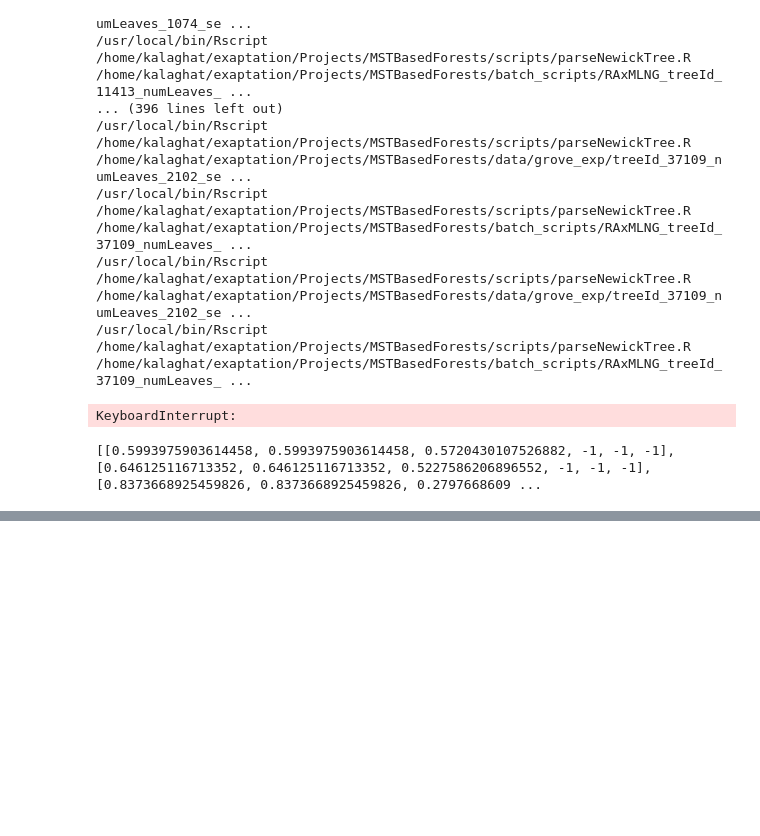
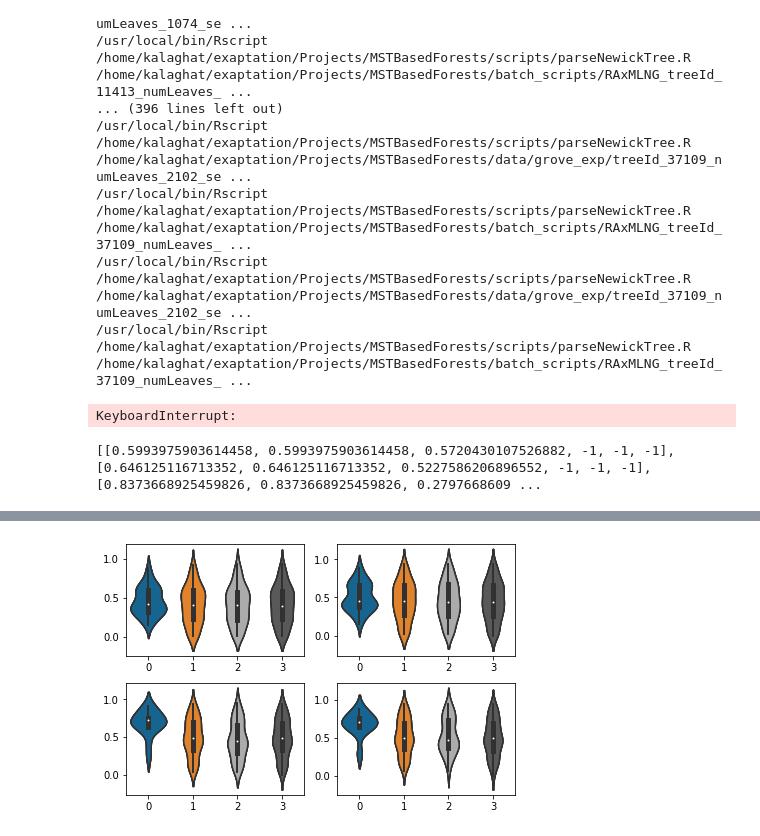
Before and after one commit to prabhavk/mst-backbone-repo, a Jupyter notebook: simulation_results.ipynb, the cells around one changed output, grey strips where cells are left out. Saved outputs shown, nothing was run; the diff lists cells and outputs as text; code cells hidden in the pictures; blank space fills up the shorter version.

Commit message:
renamed notebook

```diff
--- a/scalability.ipynb
+++ b/simulation_results.ipynb
@@ -269,5 +275,5 @@ plt.show()
 # %%
-# Tables of accuracy
+# Store (Precision, Recall, RF) x (Rooted, Unrooted) x (FastTree, MST-backbone, RAxML-NG, IQ-TREE) x (1000, 2000, 5000, 10000)
 
 from metrics import ComputePrecisionRecallAndRFGivenSplits, ComputePrecisionRecallAndRFforNonTrivialClusters, ComputePrecisionRecallAndRFforRootedTrees
 from fileIO import ReadTree
@@ -303,11 +309,13 @@ def Get_accuracy(method,exp_id):
     splits_estimated = RT_estimated.GetAllNonTrivialSplits()
     pr_unrooted, re_unrooted, rf_unrooted = ComputePrecisionRecallAndRFGivenSplits(splits_model, splits_estimated)
     return ([pr_unrooted, re_unrooted, rf_unrooted, pr_rooted, re_rooted, rf_rooted])
+
 method_list = ['fasttree','iqtree','mstbackbone','raxmlng']
 seqlen_list = [1000,2000,5000,10000]
 accuracy_seq_len_method = {}
 num_leaves_seq_len_method = {}
 tree_id_seq_len_method = {}
+run_time_seq_len_method = {}
 for seq_len in seqlen_list:
     accuracy_seq_len_method[seq_len] = {}
     num_leaves_seq_len_method[seq_len] = {}
@@ -316,6 +324,7 @@ for seq_len in seqlen_list:
         accuracy_seq_len_method[seq_len][method] = []
         num_leaves_seq_len_method[seq_len][method] = []
         tree_id_seq_len_method[seq_len][method] = []
+        run_time_seq_len_method[seq_len][method] = []
 
 num_leaves_list = []
 tree_id_num_leaves_scalability_file = open(data_path + "selected_grove_tree_ids_scalability","r")
@@ -378,0 +419,8 @@ for seq_len in seqlen_list:
+# %%
+import pandas as pd
+accuracy_grove = pd.read_csv(results_path + "grove_accuracy")
+accuracy_grove.rename(columns=lambda x: x.strip(),inplace=True)
+# print(accuracy_grove.keys())
+accuracy_seq_len = accuracy_grove[accuracy_grove["seq_len"] == 1000]
+print(accuracy_seq_len[accuracy_seq_len['method'] == 'fasttree']['re_unrooted'])
+# recall_unrooted_seq_len_method[seq_len]
@@ -378,0 +440,56 @@ for seq_len in seqlen_list:
+# %%
+# Plot accuracy
+import matplotlib.pyplot as plt
+import seaborn as sb
+plt.style.use('tableau-colorblind10')
+import numpy as np
+from math import log
+
+fig, ax = plt.subplots(2,2)
+i = 0
+seq_len = 1000
+pos_method = {}
+method_list = ['mstbackbone','fasttree','raxmlng','iqtree']
+# pos_method['mstbackbone'] = 1
+# pos_method['fasttree'] = 2
+# pos_method['raxmlng'] = 3
+# pos_method['iqtree'] = 4
+pos = [1,2,3,4]
+
+recall_unrooted_list = {}
+for seq_len in seqlen_list:
+    accuracy_seq_len = accuracy_grove[accuracy_grove["seq_len"] == seq_len]
+    recall_unrooted_list[seq_len] = []
+    for method in method_list:
+        recall_unrooted_list[seq_len].append(accuracy_seq_len[accuracy_seq_len['method'] == method]['re_unrooted'])
+
+for seq_len in seqlen_list:
+    accuracy_seq_len = accuracy_grove[accuracy_grove["seq_len"] == seq_len]
+    for method in method_list:
+        if seq_len == 1000:
+            # ax[0, 0].violinplot(recall_unrooted_list[seq_len], pos)
+            sb.violinplot(data=recall_unrooted_list[seq_len],ax=ax[0,0])
+            # ax[0, 0].set_title(seq_len)
+            # ax[0, 0].set_yscale("log")
+        elif seq_len == 2000:
+            sb.violinplot(data=recall_unrooted_list[seq_len],ax=ax[0,1])
+            # ax[0, 1].violinplot(recall_unrooted_list[seq_len], pos)
+            # ax[0, 1].set_title(seq_len)
+            # ax[0, 1].set_yscale("log")
+        elif seq_len == 5000:
+            sb.violinplot(data=recall_unrooted_list[seq_len],ax=ax[1,0])
+            # ax[1, 0].violinplot(recall_unrooted_list[seq_len], pos)
+            # ax[1, 0].set_xticks([1,2,3,4],labels=['MST-backbone', 'FastTree', 'RAxML-NG', 'IQ-Tree'])
+            # ax[1, 0].set_yscale("log")
+        elif seq_len == 10000:
+            sb.violinplot(data=recall_unrooted_list[seq_len],ax=ax[1,1])
+            # ax[1, 1].violinplot(recall_unrooted_list[seq_len], pos)
+            # ax[1, 1].set_title(seq_len)
+            # ax[1, 1].set_yscale("log")
+fig.tight_layout(pad=1.0)
+# labels = ['A', 'B', 'C', 'D']
+# plt.legend(method_list, loc ="upper right")
+# plt.xlabel(method_list)
+plt.show()
+# %% [output]
+[figure, added]
```
Also changed, not shown: parts of 7 cells of this notebook.
